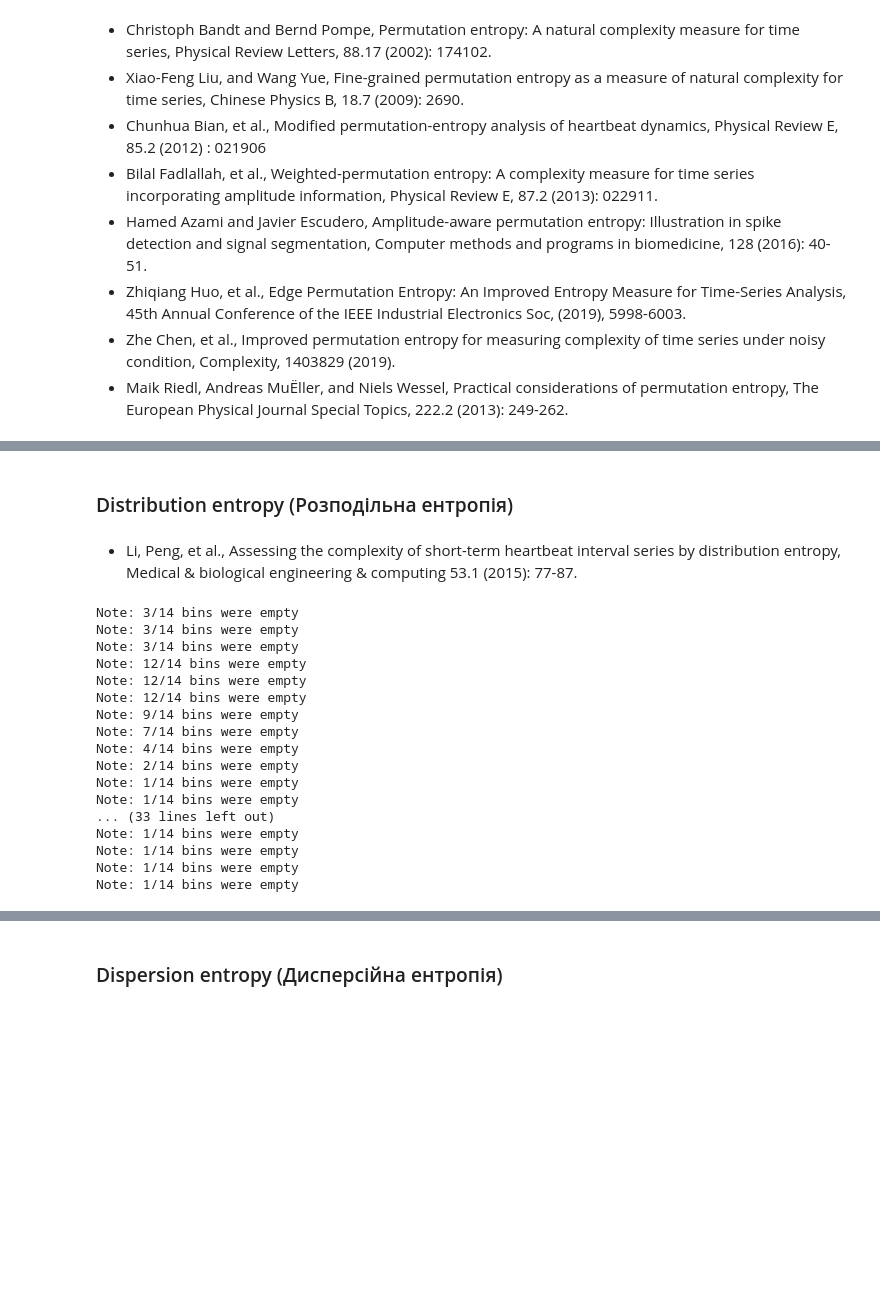
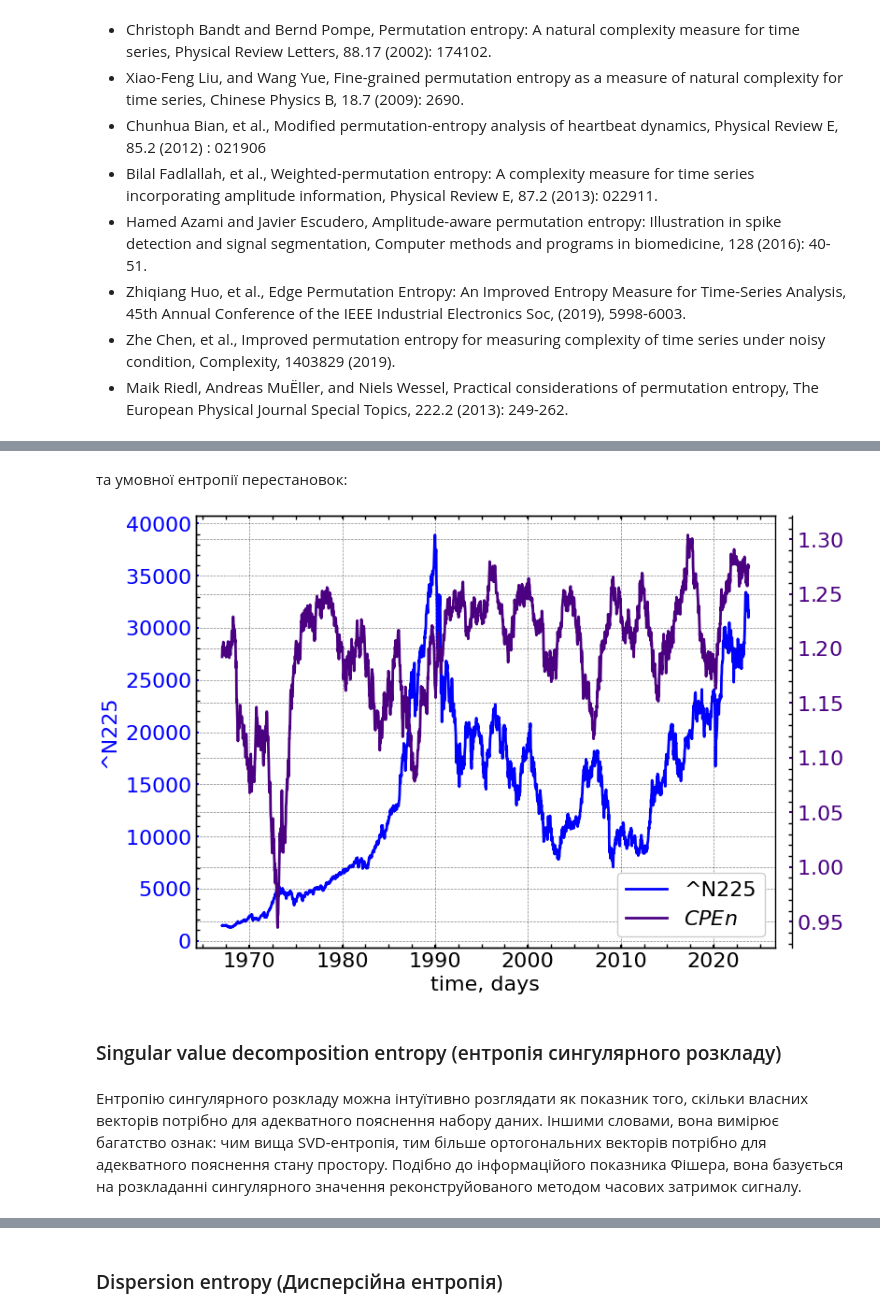
Before and after one commit to Butman2099/Complex-systems-book, a Jupyter notebook: lab_5.ipynb, the cells around one changed output, grey strips where cells are left out. Saved outputs shown, nothing was run; the diff lists cells and outputs as text; code cells hidden in the pictures; blank space fills up the shorter version.

```diff
--- a/lab_5.ipynb
+++ b/lab_5.ipynb
@@ -591,5 +607,22 @@ plt.show()
+# %% [markdown]
+та умовної ентропії перестановок:
+# %%
+#| label: fig-n225-wind-condpermen
+#| fig-cap: "Динаміка фондового індексу N225
+#| та умовної ентропії перестановок"
+
+plot_pair(time_ser.index[window:length:tstep],
+          time_ser.values[window:length:tstep],
+          CPEn,
+          ylabel,
+          label_condpermen,
+          xlabel,
+          file_name_condperm,
+          clr='indigo')
+# %% [output]
+[figure, added]
 # %% [markdown]
-### Distribution entropy (Розподільна ентропія)
+### Singular value decomposition entropy (ентропія сингулярного розкладу)
 # %% [markdown]
-- Li, Peng, et al., Assessing the complexity of short-term heartbeat interval series by distribution entropy, Medical & biological engineering & computing 53.1 (2015): 77-87.
+Ентропію сингулярного розкладу можна інтуїтивно розглядати як показник того, скільки власних векторів потрібно для адекватного пояснення набору даних. Іншими словами, вона вимірює багатство ознак: чим вища SVD-ентропія, тим більше ортогональних векторів потрібно для адекватного пояснення стану простору. Подібно до інформаційого показника Фішера, вона базується на розкладанні сингулярного значення реконструйованого методом часових затримок сигналу.
 # %%
@@ -605,36 +646,16 @@ DistEn = [] #масив значень для зберігання розпод
 # %%
-for i in range(0,n-window,tstep):
-    fragm = close.iloc[i:i+window] #відбираємо фрагмент та в подальшому відбираємо потрібний тип ряду
-    if ret_type == 1:
-        pass
-    elif ret_type == 2:
-        fragm = fragm[1:] - fragm[:-1]
-    elif ret_type == 3:
-        fragm = fragm.pct_change()
-    elif ret_type == 4:
-        fragm = fragm.pct_change()
-        fragm -= fragm.mean()
-        fragm /= fragm.std()
+for i in tqdm(range(0,length-window,tstep)):  # фрагменти довжиною window
+                                              # з кроком tstep
 
-    fragm = fragm.dropna().values
+    # відбираємо фрагмент
+    fragm = time_ser.iloc[i:i+window].copy()
 
-    Dist = eh.DistEn(fragm, m = m, tau = tau, Bins = bins, Logx = log, Norm = norm)
-    DistEn.append(Dist[0])
+    # виконуємо процедуру трансформації ряду
+    fragm = transformation(fragm, ret_type)
+
+    # обчислення розподільної ентропії
+    svden, _ = nk.entropy_svd(signal=fragm,
+                            dimension=m,
+                            delay=tau)
+
+    SVDEn.append(svden)
-# %% [output]
-Note: 3/14 bins were empty
-Note: 3/14 bins were empty
-Note: 3/14 bins were empty
-Note: 12/14 bins were empty
-Note: 12/14 bins were empty
-Note: 12/14 bins were empty
-Note: 9/14 bins were empty
-Note: 7/14 bins were empty
-Note: 4/14 bins were empty
-Note: 2/14 bins were empty
-Note: 1/14 bins were empty
-Note: 1/14 bins were empty
-... (33 lines left out)
-Note: 1/14 bins were empty
-Note: 1/14 bins were empty
-Note: 1/14 bins were empty
-Note: 1/14 bins were empty
```
Also changed, not shown: parts of 53 cells of this notebook, 28 other files.
